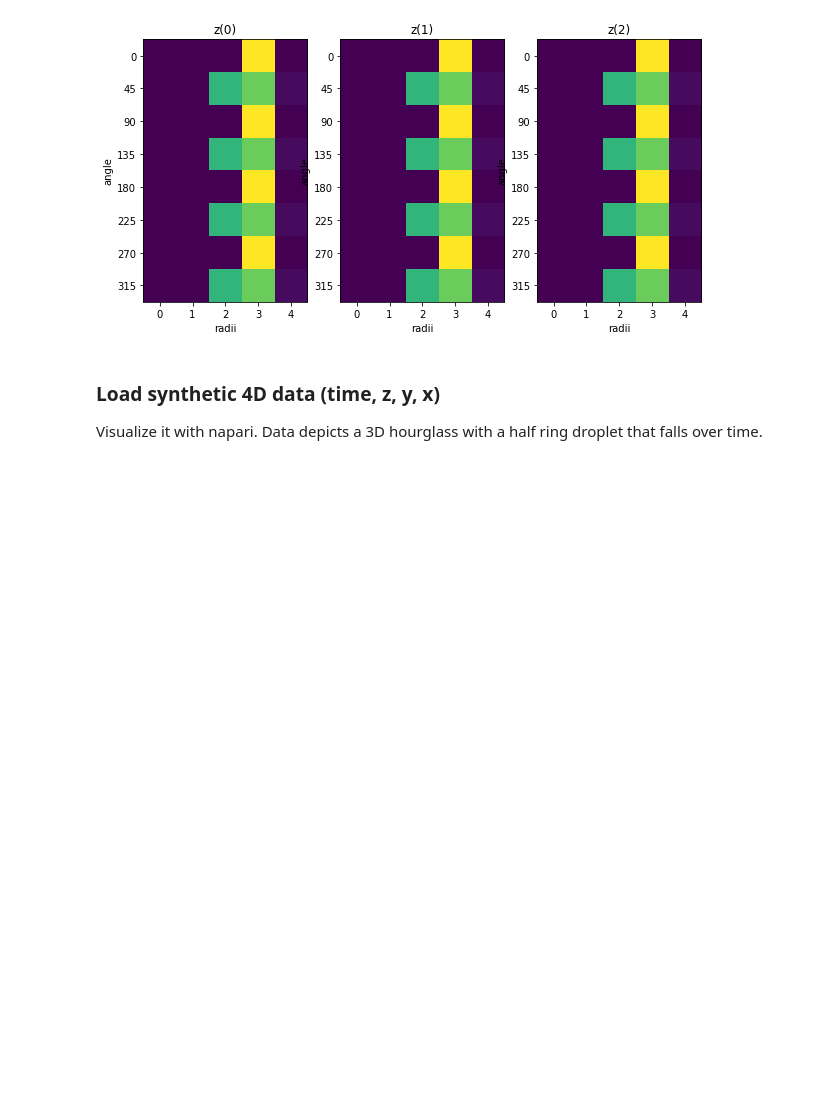
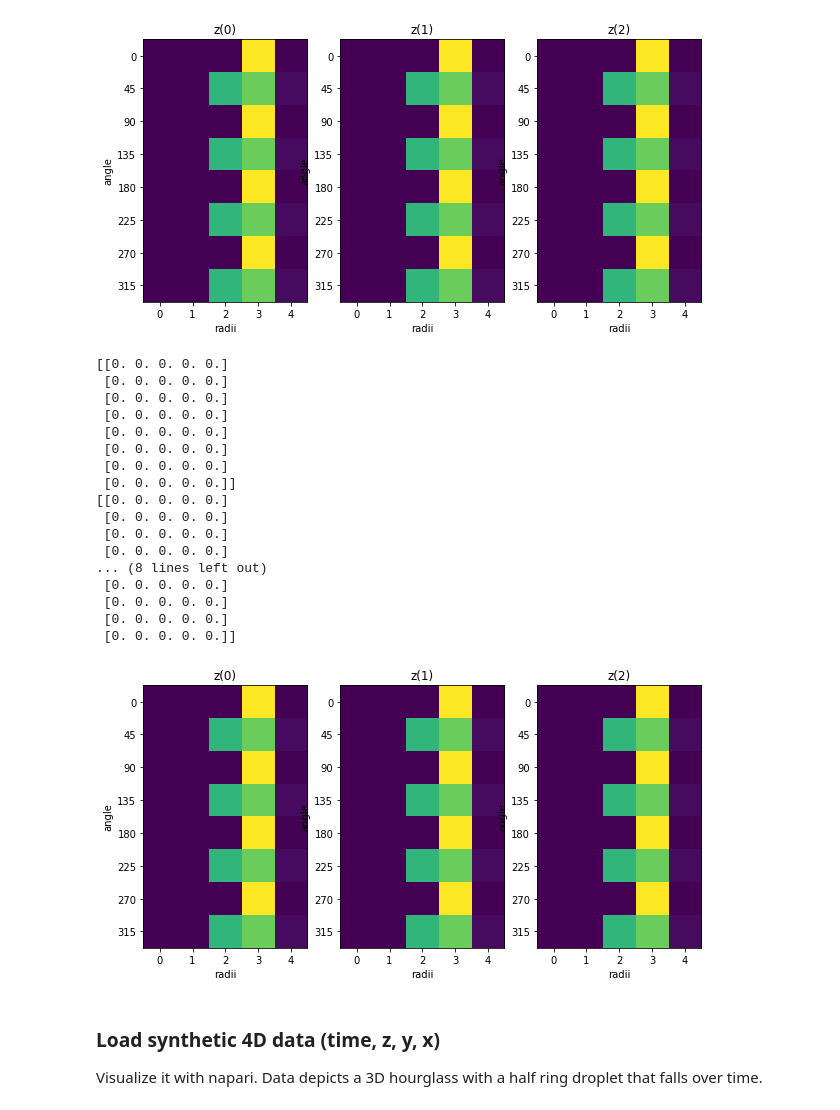
Before and after one commit to BiAPoL/biapol-utilities, a Jupyter notebook: docs/_include/notebooks/transform/warp_polar_5D_example.ipynb, the cells around one changed output. Drawn from its saved outputs; the diff is of its cells as text; code cells hidden in the pictures; blank space fills up the shorter version.

```diff
--- a/docs/_include/notebooks/transform/warp_polar_5D_example.ipynb
+++ b/docs/_include/notebooks/transform/warp_polar_5D_example.ipynb
@@ -58,4 +60,5 @@ print(cylinder)
 
 Transform it into (z, angle, radius) and plot every 45°:
 # %%
-cylinder_polar = warp_polar_5D(cylinder, radius=5)
+cylinder_polar2 = process_higher_dimension(cylinder, warp_polar, radius=5)
+cylinder_polar = warp_polar_5D(cylinder, radius = 5)
@@ -90,6 +98,36 @@ print(cylinder_polar[:,::45,:])
   [0.   0.   0.   1.   0.  ]
   [0.   0.   0.66 0.77 0.03]]]
 [figure]
+# %%
+fig, ax = plt.subplots(1,3,figsize=[10,10])
+for i in range(len(ax)):
+    print(cylinder_polar2[i].compute()[::45,:])
+    ax[i].imshow(cylinder_polar2[i].compute()[::45,:])
+    ax[i].set_xlabel('radii')
+    ax[i].set_ylabel('angle')
+    ax[i].set_yticklabels([0,0,45,90,135,180,225,270,315,360])
+    title = 'z(' + str(i) + ')'
+    ax[i].set_title(title)
+# print(cylinder_polar2.compute()[:,::45,:])
+# %% [output]
+[[0. 0. 0. 0. 0.]
+ [0. 0. 0. 0. 0.]
+ [0. 0. 0. 0. 0.]
+ [0. 0. 0. 0. 0.]
+ [0. 0. 0. 0. 0.]
+ [0. 0. 0. 0. 0.]
+ [0. 0. 0. 0. 0.]
+ [0. 0. 0. 0. 0.]]
+[[0. 0. 0. 0. 0.]
+ [0. 0. 0. 0. 0.]
+ [0. 0. 0. 0. 0.]
+ [0. 0. 0. 0. 0.]
+... (8 lines left out)
+ [0. 0. 0. 0. 0.]
+ [0. 0. 0. 0. 0.]
+ [0. 0. 0. 0. 0.]
+ [0. 0. 0. 0. 0.]]
+[figure, added]
 # %% [markdown]
 ### Load synthetic 4D data (time, z, y, x)
 
```
Also changed, not shown: parts of 9 cells of this notebook, 2 other files.
